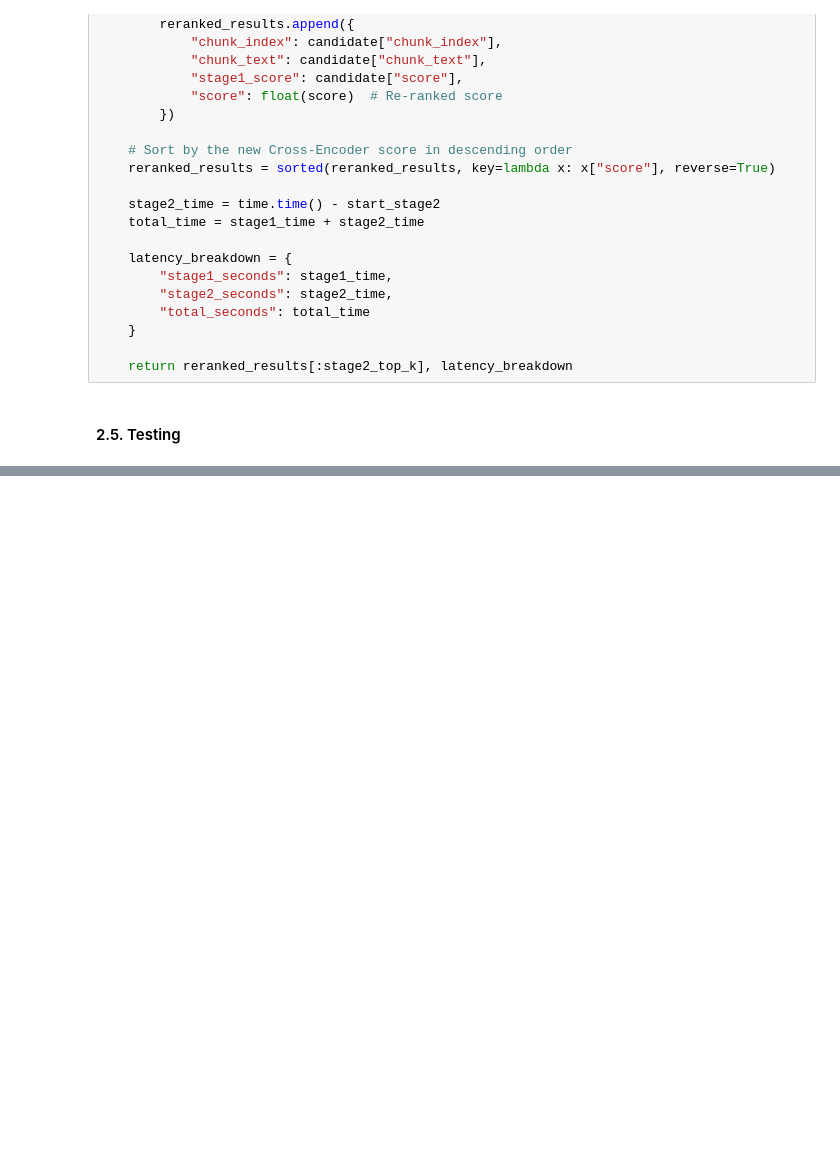
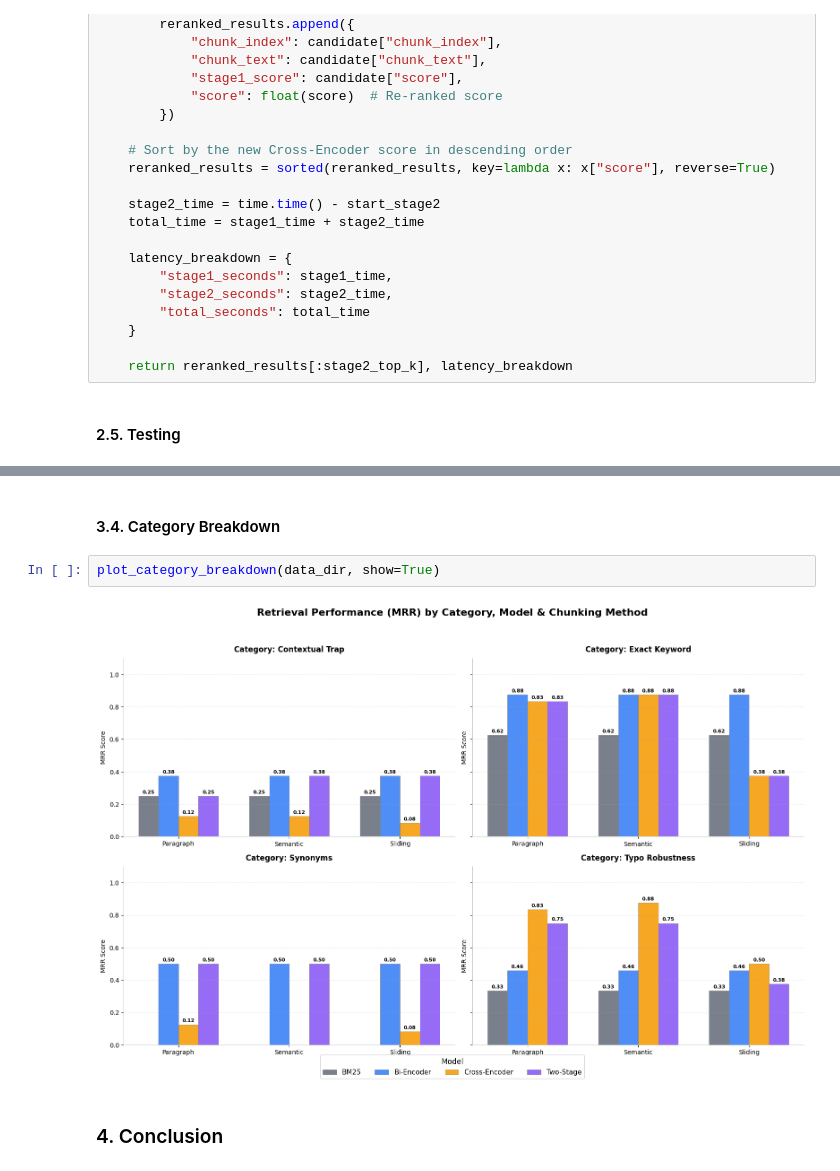
Before and after one commit to thanhnhat31/finalproject.mlops.group9.msa29hcm, a Jupyter notebook: nlp/MSA29HCM_NLP_Final_Project_Vector_Space_Model_Group_3.ipynb, the cells around one changed output, grey strips where cells are left out. Saved outputs shown, nothing was run; the diff lists cells and outputs as text; blank space fills up the shorter version.

```diff
--- a/nlp/MSA29HCM_NLP_Final_Project_Vector_Space_Model_Group_3.ipynb
+++ b/nlp/MSA29HCM_NLP_Final_Project_Vector_Space_Model_Group_3.ipynb
@@ -615,0 +627,8 @@ print(f"3. Category breakdown saved to: {category_file}")
+# %% [markdown]
+#### 3.4. Category Breakdown
+# %%
+plot_category_breakdown(data_dir, show=True)
+# %% [output]
+[figure, added]
+# %% [markdown]
+### 4. Conclusion
```
Also changed, not shown: parts of 24 cells of this notebook, 23 other files.
